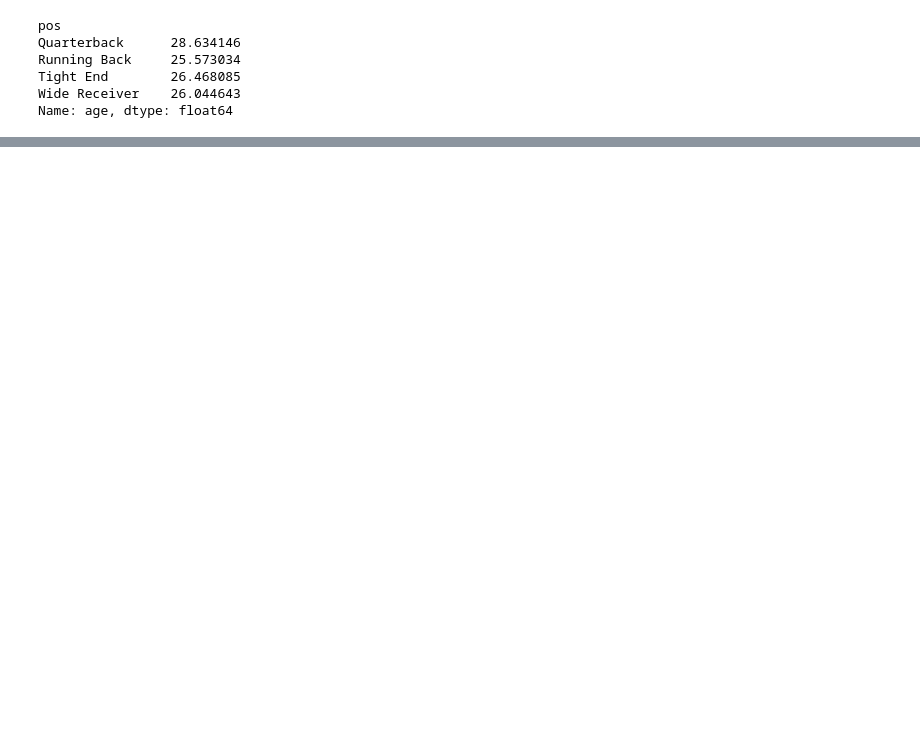
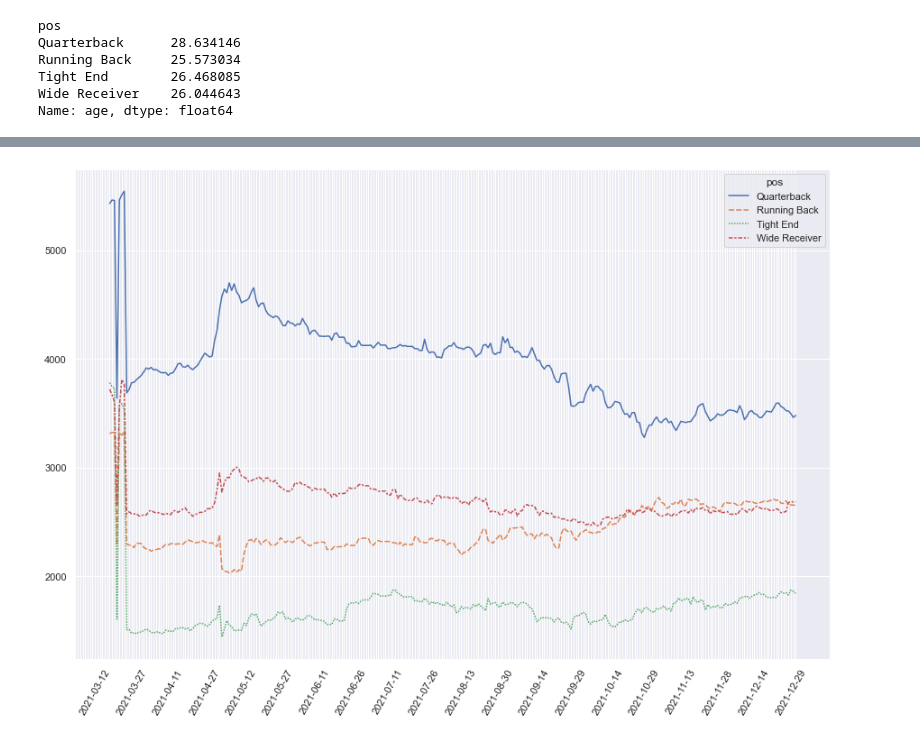
Before and after one commit to jsimerly/KTC-Analysis-and-Scraping, a Jupyter notebook: analysis.ipynb, the cells around one changed output, grey strips where cells are left out. Drawn from its saved outputs; the diff is of its cells as text; code cells hidden in the pictures; blank space fills up the shorter version.

```diff
--- a/analysis.ipynb
+++ b/analysis.ipynb
@@ -59,3 +63,6 @@ groupbyPosNonFirstYear=nonFirstYearPlayers.groupby('pos')
+# %%
+groupbyPosNonFirstYear=nonFirstYearPlayers.groupby('pos')
+groupbyPosRookies=rookies.groupby('pos')
 # %%
 groupbyPosNonFirstYear['id'].count()
 # %% [output]
@@ -90,0 +114,4 @@ plot.tick_params(axis='x', rotation=60)
+# %%
+createLinePlot(groupbyPosRookies.mean().drop(['id','age'],1).T)
+# %% [output]
+[figure, added]
```
Also changed, not shown: parts of 9 cells of this notebook.
